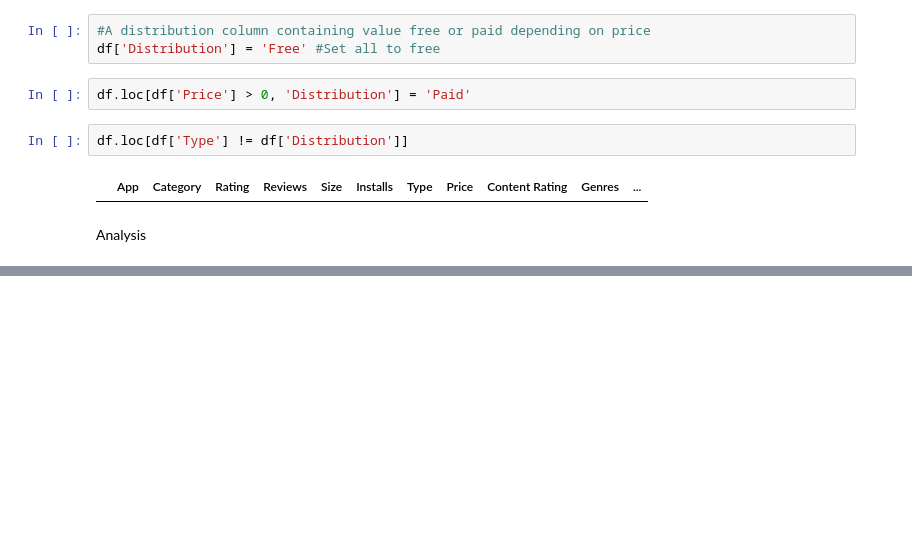
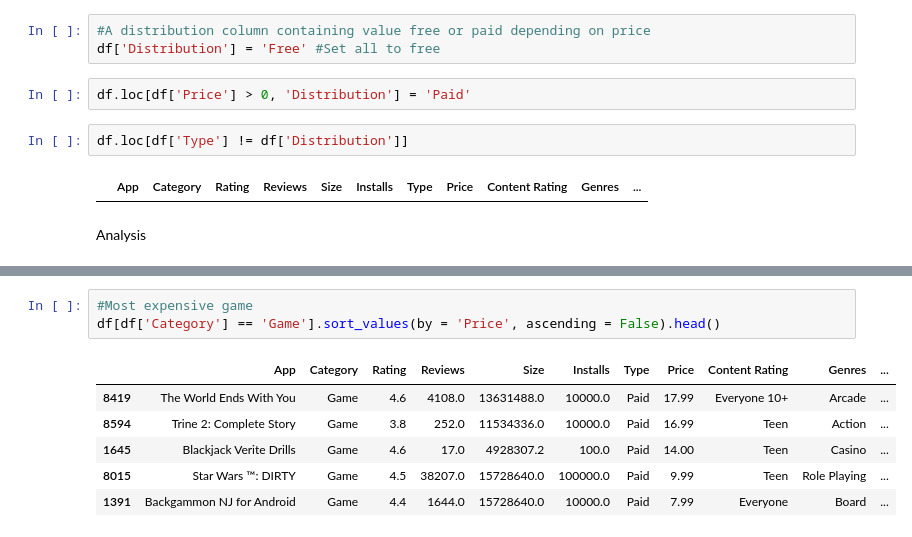
Before and after one commit to AgentXCross/PythonDS-ML, a Jupyter notebook: Projects/Notebooks/google.ipynb, the cells around one changed output, grey strips where cells are left out. Cells and saved outputs as stored; diff of their text form; blank space fills up the shorter version.

```diff
--- a/Projects/Notebooks/google.ipynb
+++ b/Projects/Notebooks/google.ipynb
@@ -522,0 +570,10 @@ Analysis
+# %%
+#Most expensive game
+df[df['Category'] == 'Game'].sort_values(by = 'Price', ascending = False).head()
+# %% [output]
+|  | App | Category | Rating | Reviews | Size | Installs | Type | Price | Content Rating | Genres | ... |
+| 8419 | The World Ends With You | Game | 4.6 | 4108.0 | 13631488.0 | 10000.0 | Paid | 17.99 | Everyone 10+ | Arcade | ... |
+| 8594 | Trine 2: Complete Story | Game | 3.8 | 252.0 | 11534336.0 | 10000.0 | Paid | 16.99 | Teen | Action | ... |
+| 1645 | Blackjack Verite Drills | Game | 4.6 | 17.0 | 4928307.2 | 100.0 | Paid | 14.00 | Teen | Casino | ... |
+| 8015 | Star Wars ™: DIRTY | Game | 4.5 | 38207.0 | 15728640.0 | 100000.0 | Paid | 9.99 | Teen | Role Playing | ... |
+| 1391 | Backgammon NJ for Android | Game | 4.4 | 1644.0 | 15728640.0 | 10000.0 | Paid | 7.99 | Everyone | Board | ... |
```
Also changed, not shown: parts of 12 cells of this notebook.
